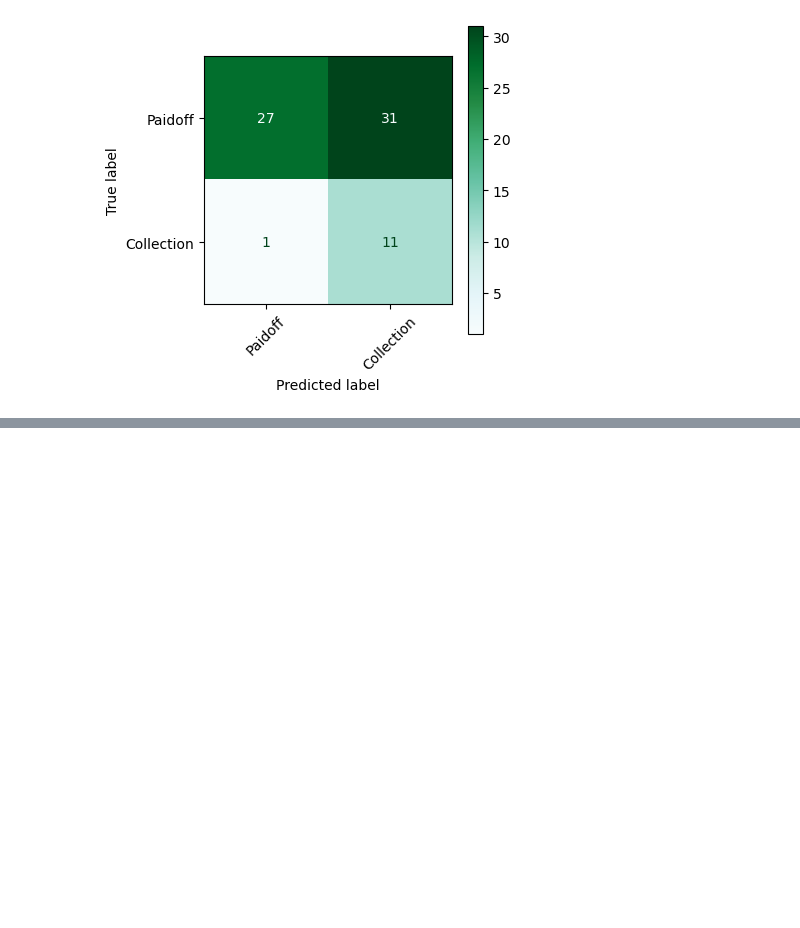
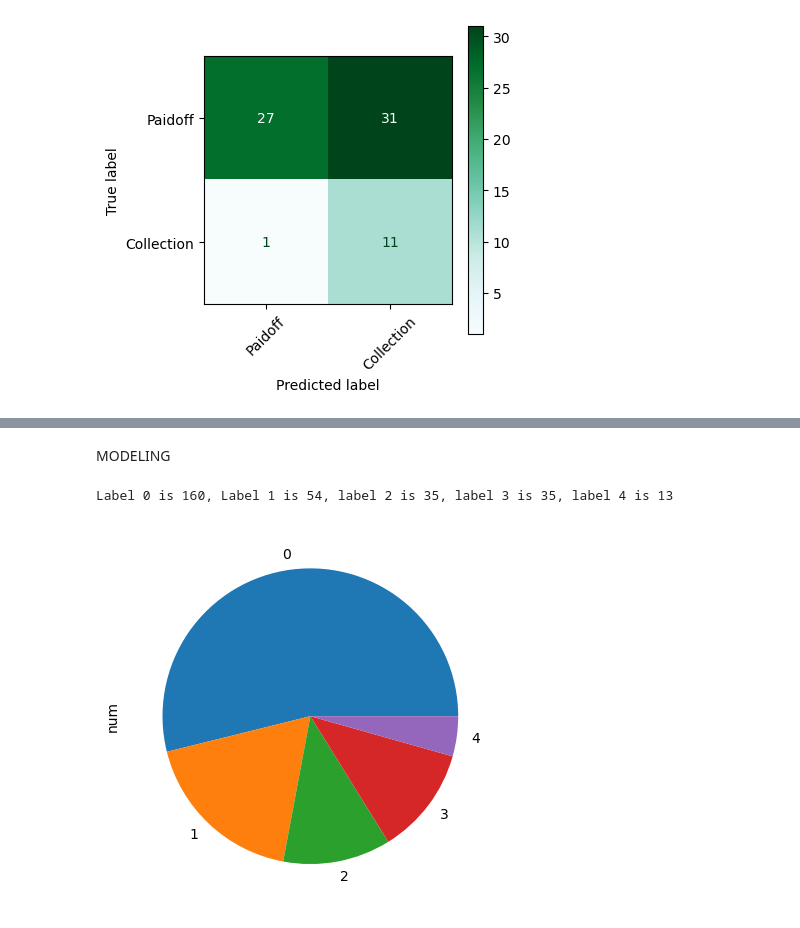
Before and after one commit to ltqnkhtn12/midExam_XDA, a Jupyter notebook: mid_exam.ipynb, the cells around one changed output, grey strips where cells are left out. Cells and saved outputs as stored; diff of their text form; code cells hidden in the pictures; blank space fills up the shorter version.

```diff
--- a/mid_exam.ipynb
+++ b/mid_exam.ipynb
@@ -1105,0 +1361,8 @@ ConfusionMatrixDisplay.from_predictions(y_test, y_pred, ax=ax, xticks_rotation =
+# %% [markdown]
+MODELING
+# %%
+df['num'].value_counts().plot.pie()
+print('Label 0 is {}, Label 1 is {}, label 2 is {}, label 3 is {}, label 4 is {}'.format(sum(df.num==0), sum(df.num==1), sum(df.num ==2), sum(df.num ==3), sum(df.num == 4)))
+# %% [output]
+Label 0 is 160, Label 1 is 54, label 2 is 35, label 3 is 35, label 4 is 13
+[figure, added]
```
Also changed, not shown: parts of 45 cells of this notebook.
